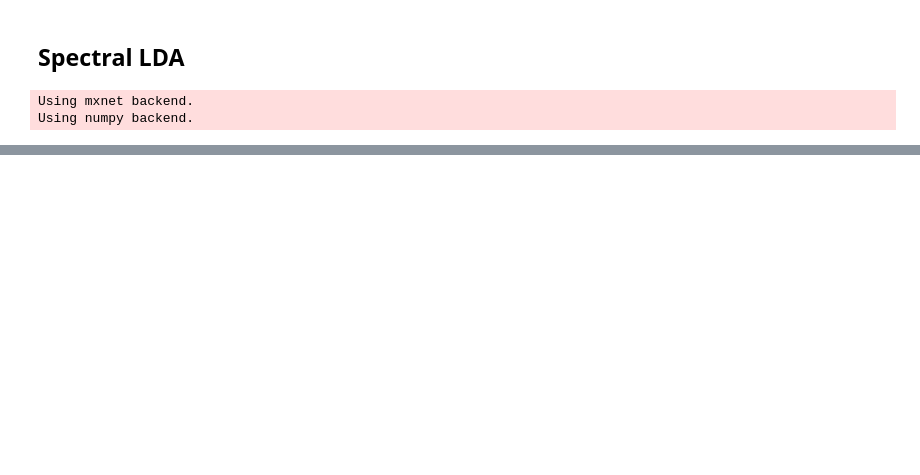
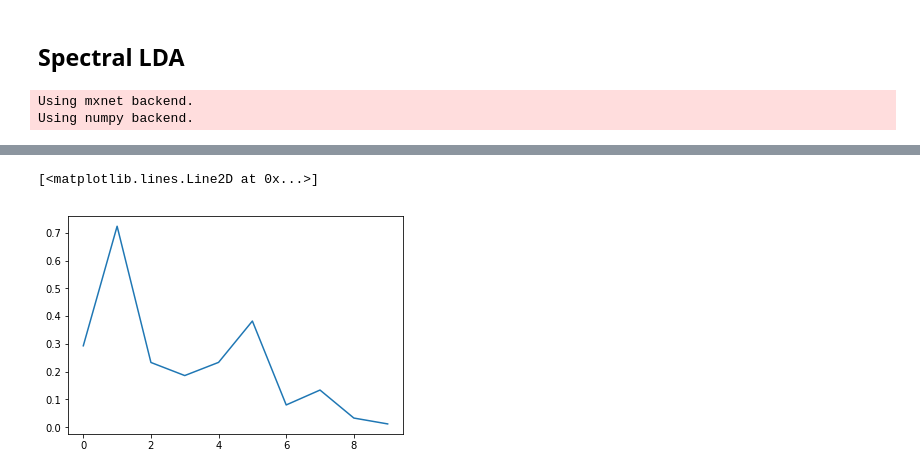
Before and after one commit to jli05/topic-modelling, a Jupyter notebook: LDASimplewikiAbstracts.ipynb, the cells around one changed output, grey strips where cells are left out. Cells and saved outputs as stored; diff of their text form; code cells hidden in the pictures; blank space fills up the shorter version.

```diff
--- a/LDASimplewikiAbstracts.ipynb
+++ b/LDASimplewikiAbstracts.ipynb
@@ -254,0 +254,3 @@ Topic #19: Shanghai Beijing Liaoning Anhui The Hebei Chinese It Jilin residence
+# %%
+alpha, beta = spectral_lda(tf, alpha0=2, k=10)
+print_top_words_factors(beta.T, tf_vectorizer.get_feature_names(), 20)
@@ -254,0 +269,5 @@ Topic #19: Shanghai Beijing Liaoning Anhui The Hebei Chinese It Jilin residence
+# %%
+plt.plot(alpha)
+# %% [output]
+[<matplotlib.lines.Line2D at 0x...>]
+[figure, added]
```
Also changed, not shown: parts of 35 cells of this notebook, 1 other file.
